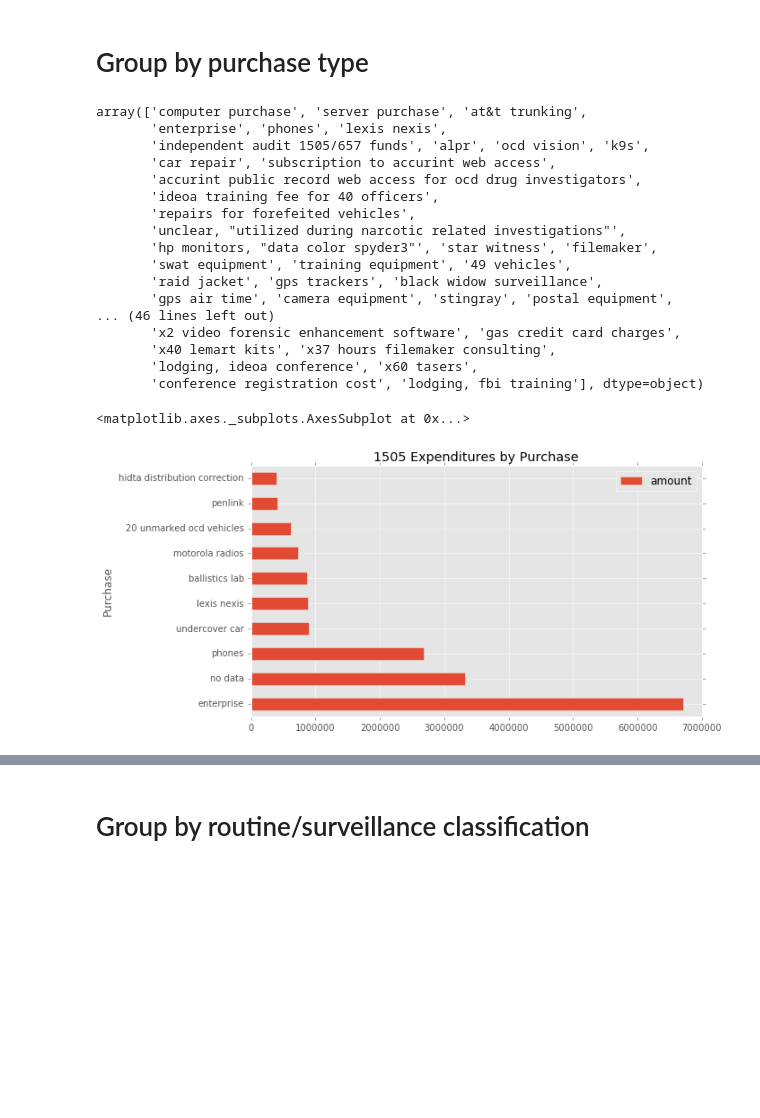
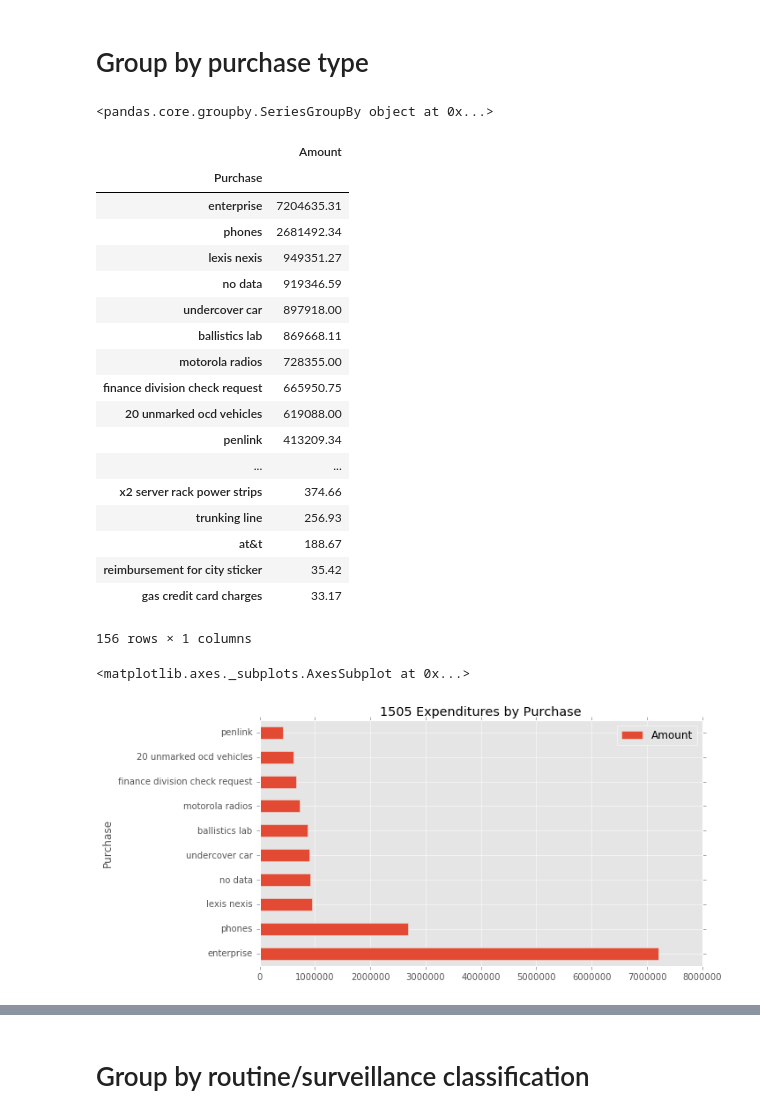
Before and after one commit to lucyparsons/1505analysis, a Jupyter notebook: preprocess/Exploratory.ipynb, the cells around one changed output, grey strips where cells are left out. Drawn from its saved outputs; the diff is of its cells as text; code cells hidden in the pictures; blank space fills up the shorter version.

```diff
--- a/preprocess/Exploratory.ipynb
+++ b/preprocess/Exploratory.ipynb
@@ -52,25 +88,9 @@ checks.amount.replace(to_replace='No data', value=0, inplace=True)
 # %% [markdown]
 # Group by purchase type
-# %%
-checks['Purchase'].unique()
-# %% [output]
-array(['computer purchase', 'server purchase', 'at&t trunking',
-       'enterprise', 'phones', 'lexis nexis',
-       'independent audit 1505/657 funds', 'alpr', 'ocd vision', 'k9s',
-       'car repair', 'subscription to accurint web access',
-       'accurint public record web access for ocd drug investigators',
-       'ideoa training fee for 40 officers',
-       'repairs for forefeited vehicles',
-       'unclear, "utilized during narcotic related investigations"',
-       'hp monitors, "data color spyder3"', 'star witness', 'filemaker',
-       'swat equipment', 'training equipment', '49 vehicles',
-       'raid jacket', 'gps trackers', 'black widow surveillance',
-       'gps air time', 'camera equipment', 'stingray', 'postal equipment',
-... (46 lines left out)
-       'x2 video forensic enhancement software', 'gas credit card charges',
-       'x40 lemart kits', 'x37 hours filemaker consulting',
-       'lodging, ideoa conference', 'x60 tasers',
-       'conference registration cost', 'lodging, fbi training'], dtype=object)
 # %%
 purchase_obj = checks.groupby('Purchase')
+# %%
+purchase_obj['Amount']
+# %% [output]
+<pandas.core.groupby.SeriesGroupBy object at 0x...>
 # %%
@@ -78,10 +98,32 @@ amounts_spent = purchase_obj.amount.agg('sum')
 # %%
 amounts = pd.DataFrame(amounts_spent)
+# %%
+amounts.sort_values('Amount', ascending=False)
+# %% [output]
+|  | Amount |
+| Purchase |  |
+| enterprise | 7204635.31 |
+| phones | 2681492.34 |
+| lexis nexis | 949351.27 |
+| no data | 919346.59 |
+| undercover car | 897918.00 |
+| ballistics lab | 869668.11 |
+| motorola radios | 728355.00 |
+| finance division check request | 665950.75 |
+| 20 unmarked ocd vehicles | 619088.00 |
+| penlink | 413209.34 |
+| ... | ... |
+| x2 server rack power strips | 374.66 |
+| trunking line | 256.93 |
+| at&t | 188.67 |
+| reimbursement for city sticker | 35.42 |
+| gas credit card charges | 33.17 |
+156 rows × 1 columns
 # %%
-amounts.sort_values('amount', ascending=False)[0:10].plot(kind='barh', figsize=(9,5), title='1505 Expenditures by Purchase')
+amounts.sort_values('Amount', ascending=False)[0:10].plot(kind='barh', figsize=(9,5), title='1505 Expenditures by Purchase')
 # %% [output]
 <matplotlib.axes._subplots.AxesSubplot at 0x...>
-[figure, old version]
+[figure, new version]
 # %%
 import matplotlib
 fig = plt.figure(figsize=(16,12))
```
Also changed, not shown: parts of 35 cells of this notebook.
